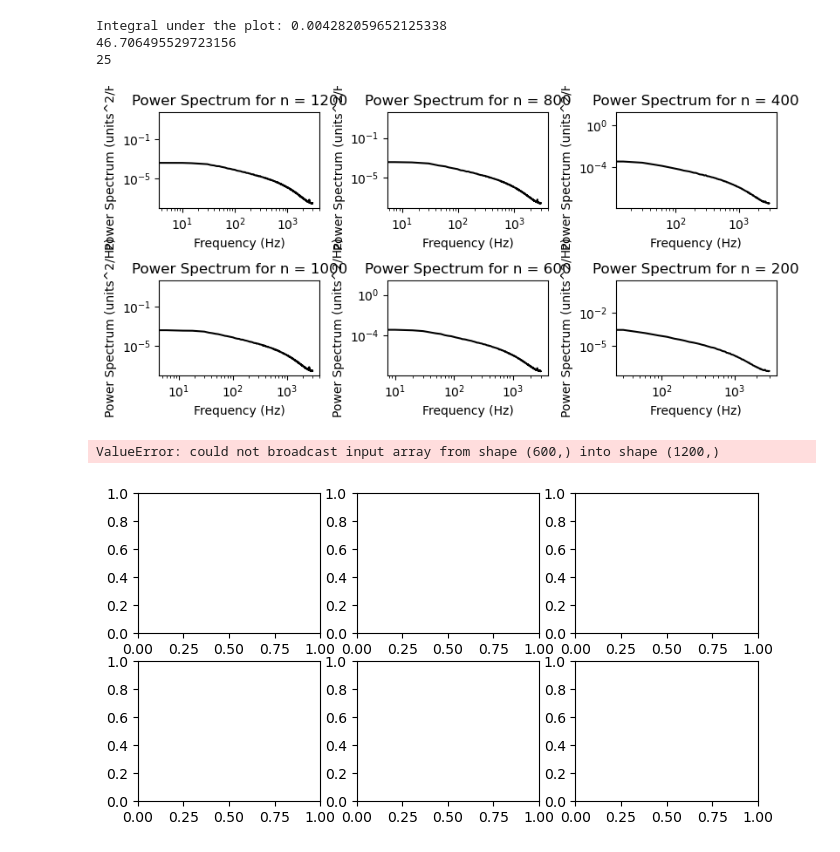
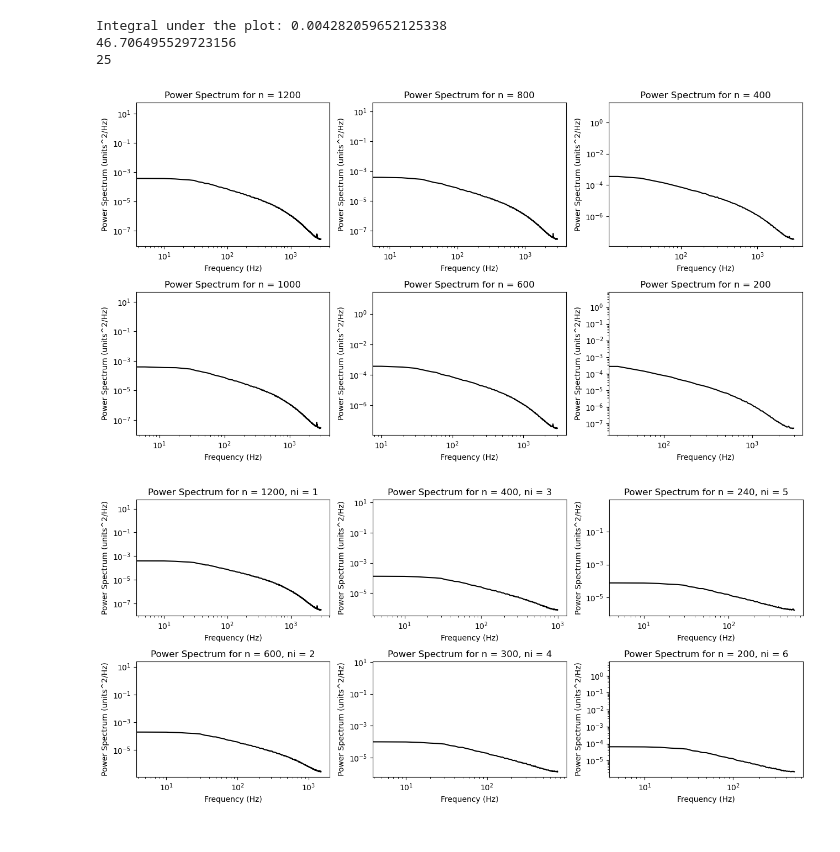
Before and after one commit to VictorLier/ExperimentalFluid, a Jupyter notebook: Signal_processing/Signal_processingn_marc.ipynb, the cells around one changed output. Saved outputs shown, nothing was run; the diff lists cells and outputs as text; code cells hidden in the pictures.

```diff
--- a/Signal_processing/Signal_processingn_marc.ipynb
+++ b/Signal_processing/Signal_processingn_marc.ipynb
@@ -50,40 +50,40 @@ Integral under the plot: 0.004282059652125338
 # %%
 """ f = np.arange(n) / (n * dt)
 uft = dt * np.fft.fft(u[:,0])
 S = uft * uft.conjugate() / (n * dt)
 plt.loglog(f[0:n//2], S[0:n//2].real, 'k-')
 plt.xlabel('Frequency (Hz)')
 plt.ylabel('Power Spectrum (units^2/Hz)')
 plt.show() """
 
-fig, axs = plt.subplots(2, 3, figsize=(8, 4))
+fig, axs = plt.subplots(2, 3, figsize=(13, 7))
 
 for i, n_val in enumerate([1200, 1000, 800, 600, 400, 200]):
     S_all = np.zeros((n_val//2, nblock))
     f = np.arange(n_val) / (n_val * dt)
 
     for j in range(nblock):
         uft = dt * np.fft.fft(u[:n_val, j])
         S = uft * uft.conjugate() / (n_val * dt)
         S_all[:, j] = S[0:n_val//2].real
 
     row = i // 2
     col = i % 2
     axs[col, row].loglog(f[0:n_val//2], np.mean(S_all[:, :],axis=1), 'k-')
     axs[col, row].set_xlabel('Frequency (Hz)')
     axs[col, row].set_ylabel('Power Spectrum (units^2/Hz)')
     axs[col, row].set_title(f'Power Spectrum for n = {n_val}')
 
 plt.tight_layout()
 plt.show()
 # %% [output]
-[figure, old version]
+[figure, new version]
 # %%
-fig, axs = plt.subplots(2, 3, figsize=(8, 4))
+fig, axs = plt.subplots(2, 3, figsize=(13, 6))
 
-for i, ni in enumerate([1,2, 3, 4, 5]):
+for i, ni in enumerate([1,2, 3, 4, 5,6]):
     n_val = int(n/ni)
-    S_all = np.zeros((n_val, nblock))
+    S_all = np.zeros((n_val//2, nblock))
     f = np.arange(n_val) / (n_val * dt*ni)
 
     for j in range(nblock):
@@ -96,10 +96,9 @@ for i, ni in enumerate([1,2, 3, 4, 5]):
     axs[col, row].loglog(f[0:n_val//2], np.mean(S_all[:, :],axis=1), 'k-')
     axs[col, row].set_xlabel('Frequency (Hz)')
     axs[col, row].set_ylabel('Power Spectrum (units^2/Hz)')
-    axs[col, row].set_title(f'Power Spectrum for n = {n_val}')
+    axs[col, row].set_title(f'Power Spectrum for n = {n_val}, ni = {ni}')
 
 plt.tight_layout()
 plt.show()
 # %% [output]
-ValueError: could not broadcast input array from shape (600,) into shape (1200,)
-[figure, old version]
+[figure, new version]
```
Also changed, not shown: parts of 1 cell of this notebook.
